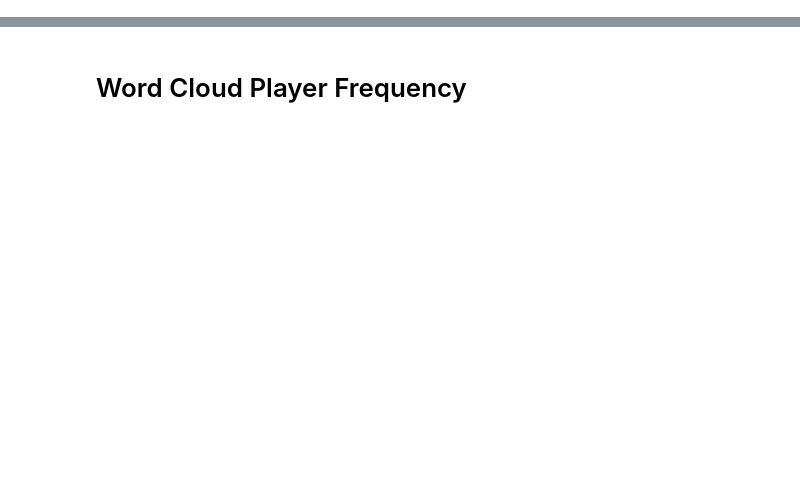
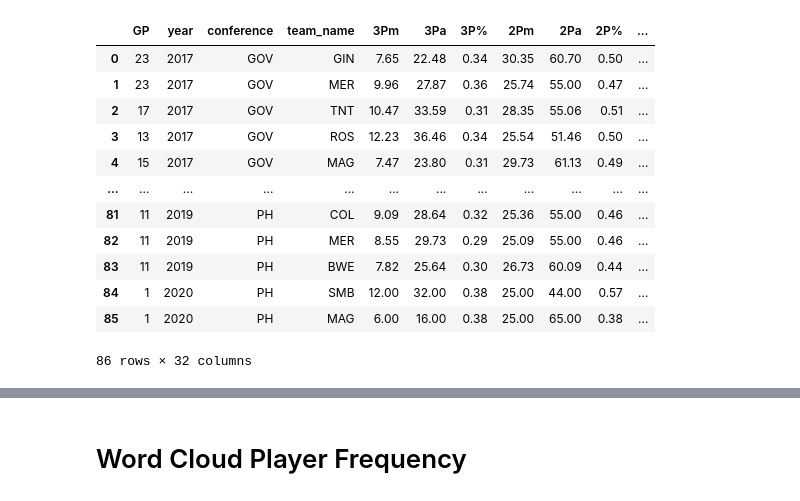
Before and after one commit to abeljoshua20/PBA-Statistic-Clustering, a Jupyter notebook: PBA_Merging_WordCloud.ipynb, the cells around one changed output, grey strips where cells are left out. Cells and saved outputs as stored; diff of their text form; code cells hidden in the pictures; blank space fills up the shorter version.

```diff
--- a/PBA_Merging_WordCloud.ipynb
+++ b/PBA_Merging_WordCloud.ipynb
@@ -66,0 +157,16 @@ def get_all_data():
+# %%
+get_teamstat_with_name(df_team_avg_stat)
+# %% [output]
+|  | GP | year | conference | team_name | 3Pm | 3Pa | 3P% | 2Pm | 2Pa | 2P% | ... |
+| 0 | 23 | 2017 | GOV | GIN | 7.65 | 22.48 | 0.34 | 30.35 | 60.70 | 0.50 | ... |
+| 1 | 23 | 2017 | GOV | MER | 9.96 | 27.87 | 0.36 | 25.74 | 55.00 | 0.47 | ... |
+| 2 | 17 | 2017 | GOV | TNT | 10.47 | 33.59 | 0.31 | 28.35 | 55.06 | 0.51 | ... |
+| 3 | 13 | 2017 | GOV | ROS | 12.23 | 36.46 | 0.34 | 25.54 | 51.46 | 0.50 | ... |
+| 4 | 15 | 2017 | GOV | MAG | 7.47 | 23.80 | 0.31 | 29.73 | 61.13 | 0.49 | ... |
+| ... | ... | ... | ... | ... | ... | ... | ... | ... | ... | ... | ... |
+| 81 | 11 | 2019 | PH | COL | 9.09 | 28.64 | 0.32 | 25.36 | 55.00 | 0.46 | ... |
+| 82 | 11 | 2019 | PH | MER | 8.55 | 29.73 | 0.29 | 25.09 | 55.00 | 0.46 | ... |
+| 83 | 11 | 2019 | PH | BWE | 7.82 | 25.64 | 0.30 | 26.73 | 60.09 | 0.44 | ... |
+| 84 | 1 | 2020 | PH | SMB | 12.00 | 32.00 | 0.38 | 25.00 | 44.00 | 0.57 | ... |
+| 85 | 1 | 2020 | PH | MAG | 6.00 | 16.00 | 0.38 | 25.00 | 65.00 | 0.38 | ... |
+86 rows × 32 columns
```
Also changed, not shown: parts of 13 cells of this notebook.
